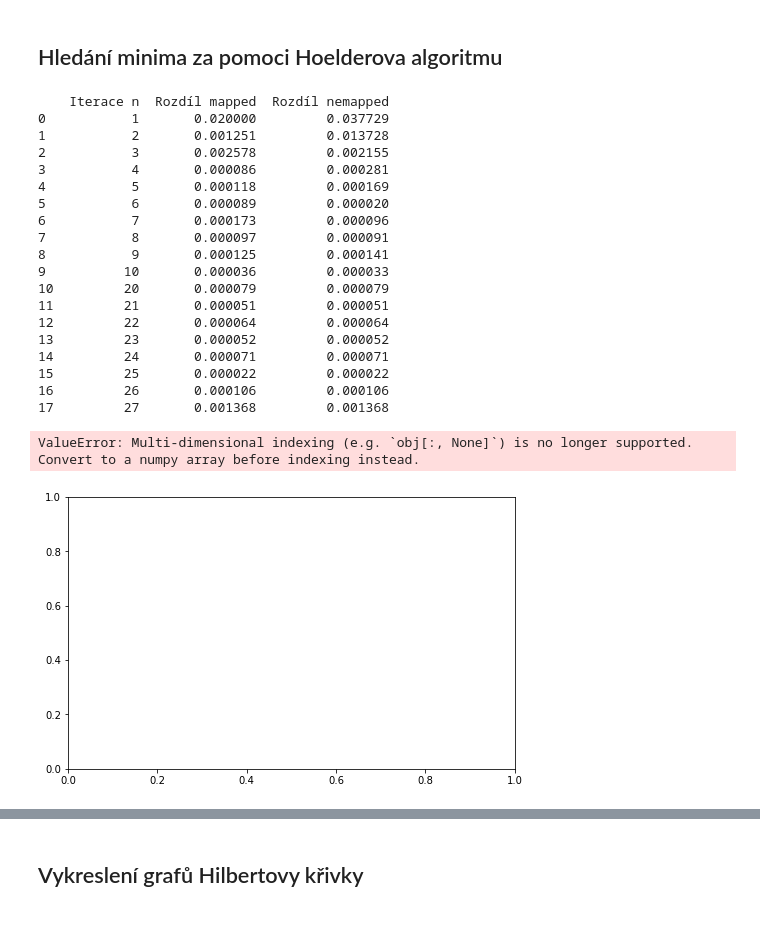
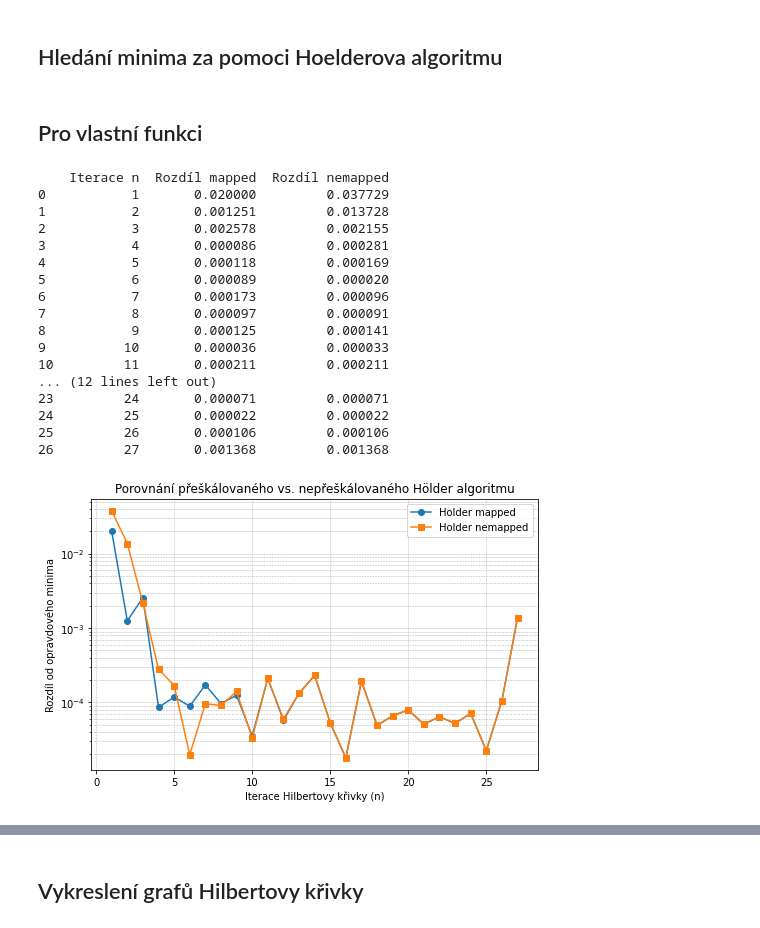
Before and after one commit to NIE0087/BP---prostor-vyplnujici-krivky, a Jupyter notebook: example.ipynb, the cells around one changed output, grey strips where cells are left out. Saved outputs shown, nothing was run; the diff lists cells and outputs as text; code cells hidden in the pictures.

```diff
--- a/example.ipynb
+++ b/example.ipynb
@@ -103,36 +103,35 @@ precision=  7  =>  t = 0.552428,  h(t) = (0.5938, 0.6318),  f = 1.045468
 precision=  8  =>  t = 0.552169,  h(t) = (0.6104, 0.6279),  f = 1.050756
 # %% [markdown]
 ## Hledání minima za pomoci Hoelderova algoritmu
+# %% [markdown]
+## Pro vlastní funkci
 # %%
 h2d = Hilbert2D(50)
 
 H = 2 * 1.4142 * 5**(1/2)
 r = 1.1
 eps = 1e-5
-N_vals = [1,2,3,4,5,6,7,8,9,10,20,21,22,23,24,25,26,27]
+N_vals = [1,2,3,4,5,6,7,8,9,10,11,12,13,14,15,16,17,18,19,20,21,22,23,24,25,26,27]
 max_iter = 100
 
 df = h2d.compare_algorithms(H, r, eps, max_iter, N_vals, 0, 1, 0, 1, 0, 1.0)
 # %% [output]
     Iterace n  Rozdíl mapped  Rozdíl nemapped
 0           1       0.020000         0.037729
 1           2       0.001251         0.013728
 2           3       0.002578         0.002155
 3           4       0.000086         0.000281
 4           5       0.000118         0.000169
 5           6       0.000089         0.000020
 6           7       0.000173         0.000096
 7           8       0.000097         0.000091
 8           9       0.000125         0.000141
 9          10       0.000036         0.000033
-10         20       0.000079         0.000079
-11         21       0.000051         0.000051
-12         22       0.000064         0.000064
-13         23       0.000052         0.000052
-14         24       0.000071         0.000071
-15         25       0.000022         0.000022
-16         26       0.000106         0.000106
-17         27       0.001368         0.001368
+10         11       0.000211         0.000211
+... (12 lines left out)
+23         24       0.000071         0.000071
+24         25       0.000022         0.000022
+25         26       0.000106         0.000106
+26         27       0.001368         0.001368
-ValueError: Multi-dimensional indexing (e.g. `obj[:, None]`) is no longer supported. Convert to a numpy array before indexing instead.
-[figure, old version]
+[figure, new version]
 # %%
```
Also changed, not shown: parts of 5 cells of this notebook, 1 other file.
